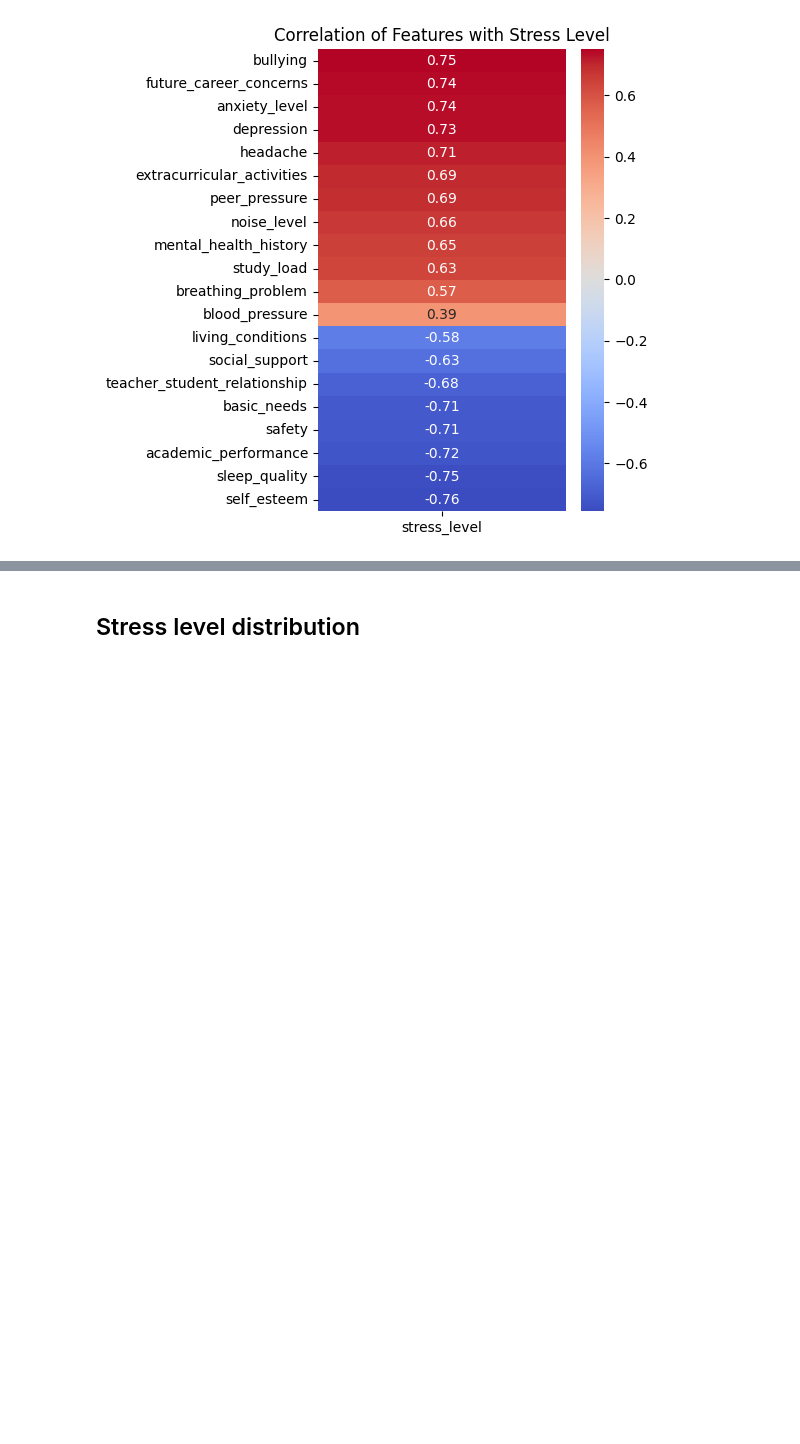
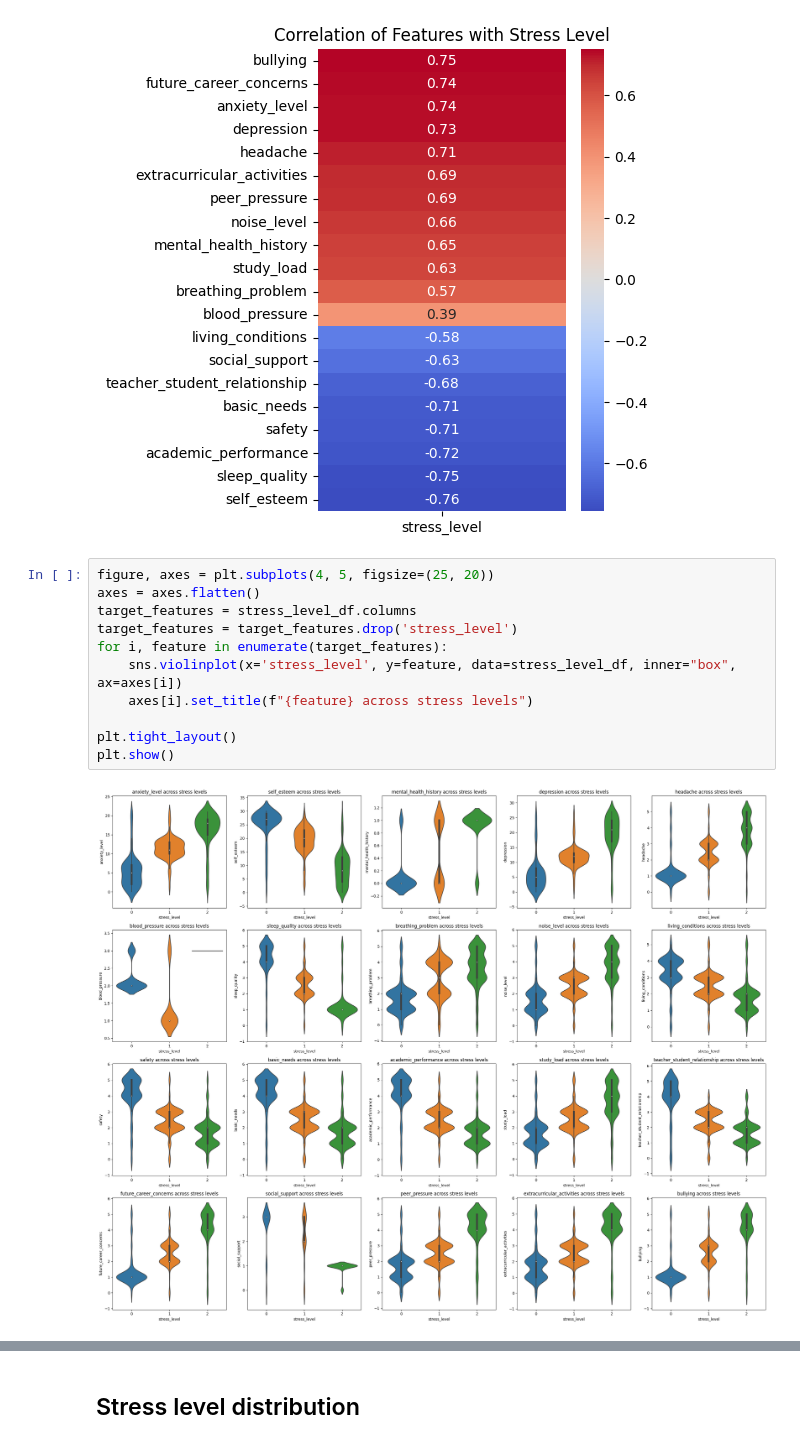
Before and after one commit to 0xRobinman/Kaggle-notebooks, a Jupyter notebook: Student_stress.ipynb, the cells around one changed output, grey strips where cells are left out. Drawn from its saved outputs; the diff is of its cells as text; blank space fills up the shorter version.

```diff
--- a/Student_stress.ipynb
+++ b/Student_stress.ipynb
@@ -88,3 +88,16 @@ plt.title("Correlation of Features with Stress Level")
 plt.show()
 # %% [output]
 [figure]
+# %%
+figure, axes = plt.subplots(4, 5, figsize=(25, 20))
+axes = axes.flatten()
+target_features = stress_level_df.columns
+target_features = target_features.drop('stress_level')
+for i, feature in enumerate(target_features):
+    sns.violinplot(x='stress_level', y=feature, data=stress_level_df, inner="box", ax=axes[i])
+    axes[i].set_title(f"{feature} across stress levels")
+
+plt.tight_layout()
+plt.show()
+# %% [output]
+[figure, added]
```
Also changed, not shown: parts of 3 cells of this notebook.
